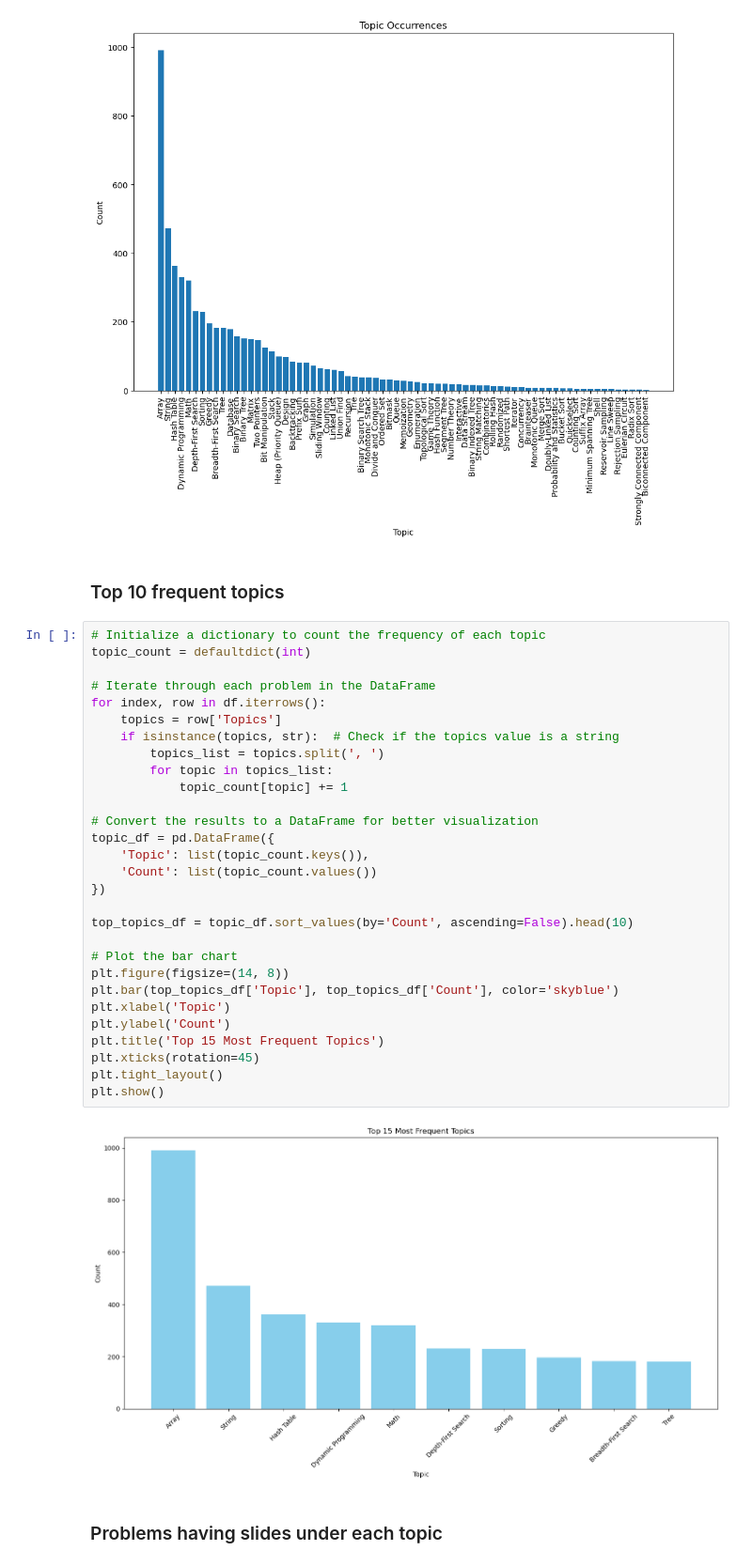
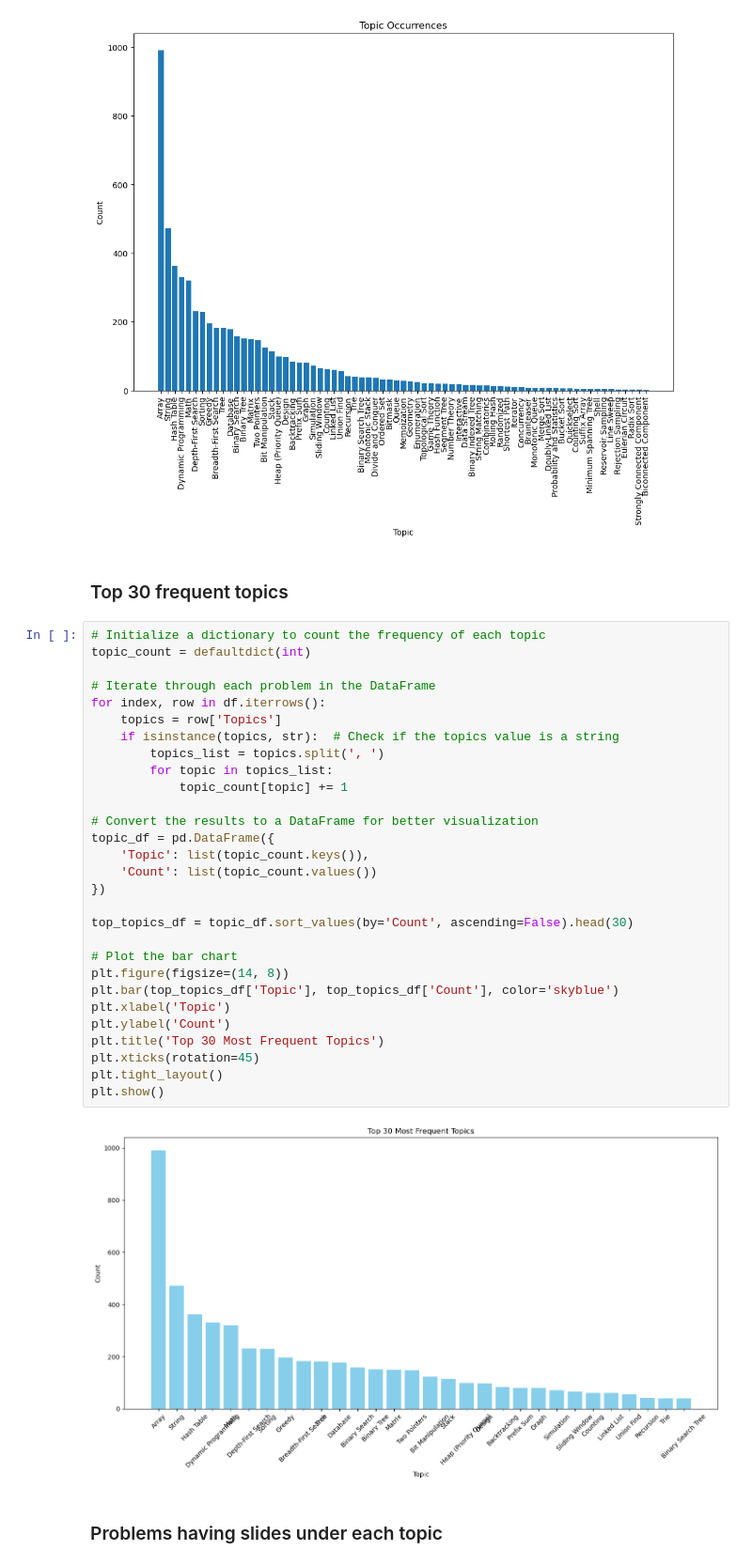
Before and after one commit to ETH-PEACH-Lab/intuition-visualisation, a Jupyter notebook: leetcode-crawler/leetcode_statistics_analysis.ipynb, the cells around one changed output. Shown: that part at 94% size. Saved outputs shown, nothing was run; the diff lists cells and outputs as text.

```diff
--- a/leetcode-crawler/leetcode_statistics_analysis.ipynb
+++ b/leetcode-crawler/leetcode_statistics_analysis.ipynb
@@ -100,38 +100,38 @@ plt.show()
 [71 rows x 2 columns]
 [figure]
 # %% [markdown]
-### Top 10 frequent topics
+### Top 30 frequent topics
 # %%
 # Initialize a dictionary to count the frequency of each topic
 topic_count = defaultdict(int)
 
 # Iterate through each problem in the DataFrame
 for index, row in df.iterrows():
     topics = row['Topics']
     if isinstance(topics, str):  # Check if the topics value is a string
         topics_list = topics.split(', ')
         for topic in topics_list:
             topic_count[topic] += 1
 
 # Convert the results to a DataFrame for better visualization
 topic_df = pd.DataFrame({
     'Topic': list(topic_count.keys()),
     'Count': list(topic_count.values())
 })
 
-top_topics_df = topic_df.sort_values(by='Count', ascending=False).head(10)
+top_topics_df = topic_df.sort_values(by='Count', ascending=False).head(30)
 
 # Plot the bar chart
 plt.figure(figsize=(14, 8))
 plt.bar(top_topics_df['Topic'], top_topics_df['Count'], color='skyblue')
 plt.xlabel('Topic')
 plt.ylabel('Count')
-plt.title('Top 15 Most Frequent Topics')
+plt.title('Top 30 Most Frequent Topics')
 plt.xticks(rotation=45)
 plt.tight_layout()
 plt.show()
 # %% [output]
-[figure, old version]
+[figure, new version]
 # %% [markdown]
 ### Problems having slides under each topic
 # %%
```
Also changed, not shown: 6 other files.
